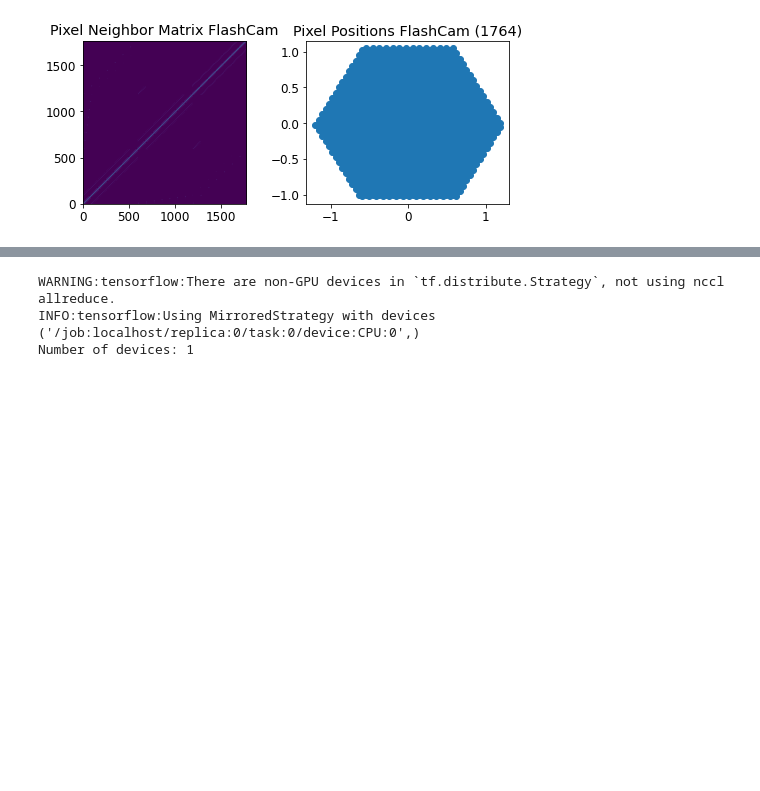
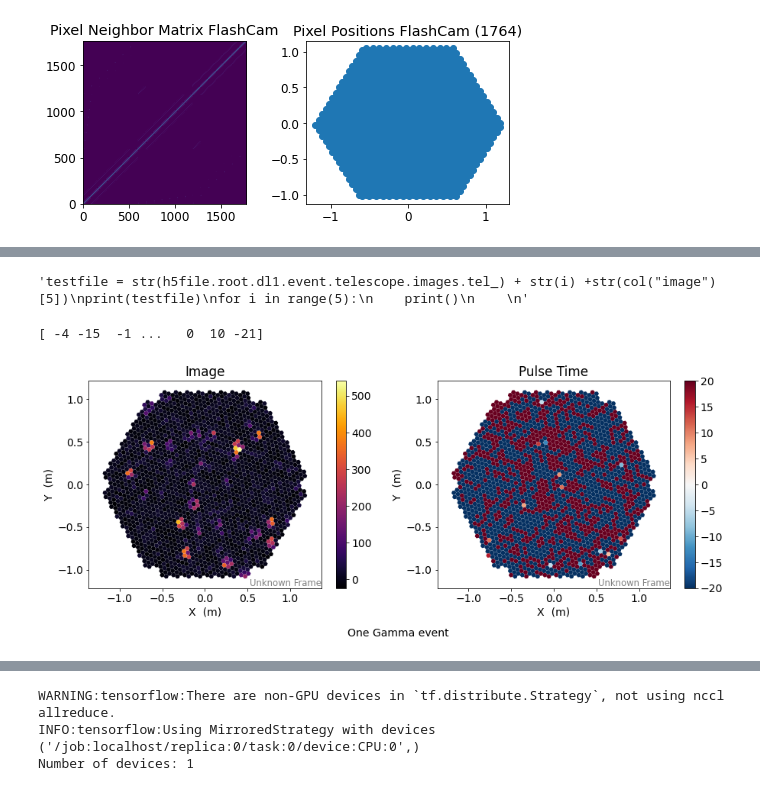
Before and after one commit to dima137/iact_dnn, a Jupyter notebook: gnn/iact_gnn.ipynb, the cells around one changed output, grey strips where cells are left out. Saved outputs shown, nothing was run; the diff lists cells and outputs as text; code cells hidden in the pictures; blank space fills up the shorter version.

```diff
--- a/gnn/iact_gnn.ipynb
+++ b/gnn/iact_gnn.ipynb
@@ -451,0 +529,44 @@ Now adjacency shape is: (1855, 1855)
+# %%
+#test loop over tel:
+"""testfile = str(h5file.root.dl1.event.telescope.images.tel_) + str(i) +str(col("image")[5])
+print(testfile)
+for i in range(5):
+    print()
+
+"""
+# %% [output]
+'testfile = str(h5file.root.dl1.event.telescope.images.tel_) + str(i) +str(col("image")[5])\nprint(testfile)\nfor i in range(5):\n    print()\n    \n'
+# %%
+#plot examplex of gamma events here
+
+
+#define global figuresize
+plt.rcParams['figure.figsize'] = (12, 8)
+plt.rcParams['font.size'] = 14
+plt.rcParams['figure.figsize']
+
+print(h5file.root.dl1.event.telescope.images.tel_001.col("image")[5]) #list of pixel values for specific gamma event
+
+
+i = 35 #select specific image
+fig, (ax1, ax2) = plt.subplots(1, 2, figsize=(15, 5))
+txt="One Gamma event"
+plt.figtext(0.5, -0.05, txt, wrap=True, horizontalalignment='center')
+
+d1 = CameraDisplay(CameraGeometry.from_name("LSTCam"), ax=ax1)
+d2 = CameraDisplay(CameraGeometry.from_name("LSTCam"), ax=ax2)
+
+ax1.set_title('Image')
+d1.image = h5file.root.dl1.event.telescope.images.tel_001.col("image")[i]
+d1.add_colorbar(ax=ax1)
+
+ax2.set_title('Pulse Time')
+d2.image = h5file.root.dl1.event.telescope.images.tel_001.col("peak_time")[i] - np.average(h5file.root.dl1.event.telescope.images.tel_001.col("peak_time")[i], weights=h5file.root.dl1.event.telescope.images.tel_001.col("image")[i])
+d2.cmap = 'RdBu_r'
+d2.add_colorbar(ax=ax2)
+d2.set_limits_minmax(-20,20)
+
+#d1.highlight_pixels(clean, color='red', linewidth=1) #this can highlight cleaned pixels (no cleaning implemented so far)
+# %% [output]
+[ -4 -15  -1 ...   0  10 -21]
+[figure, added]
```
Also changed, not shown: parts of 31 cells of this notebook.
